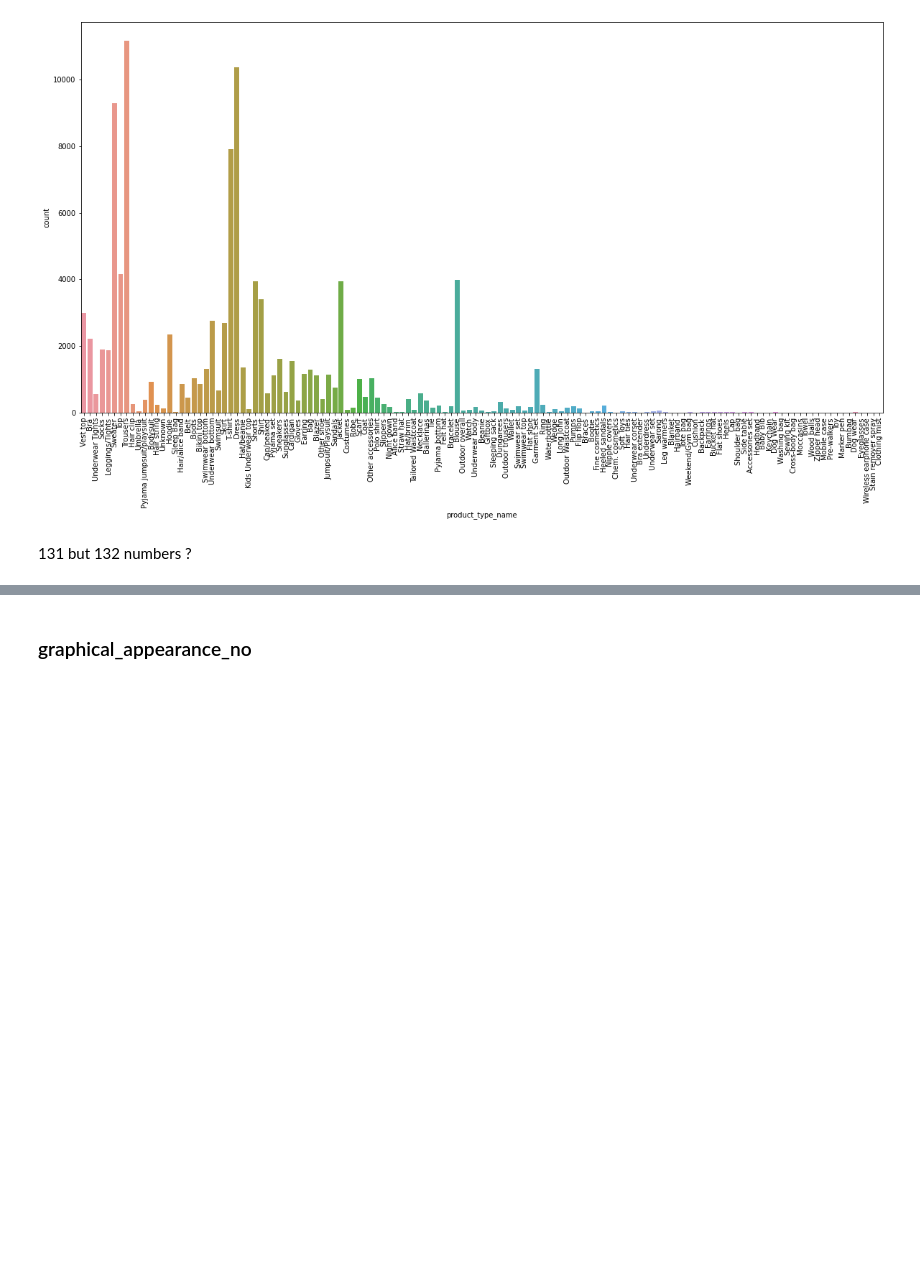
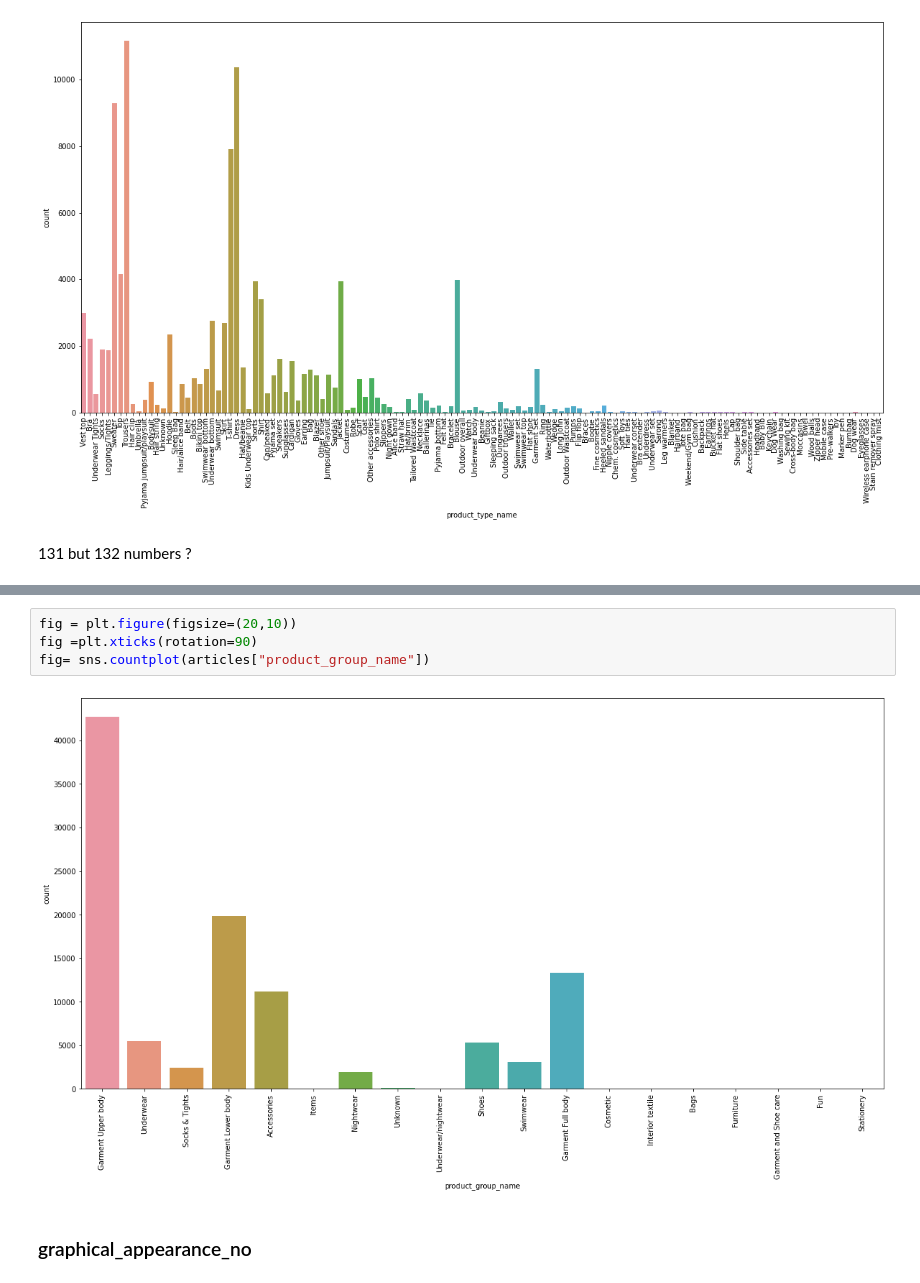
Before and after one commit to theflyingd/fashion-recommender, a Jupyter notebook: notebooks/Columsdescription_Martin.ipynb, the cells around one changed output, grey strips where cells are left out. Cells and saved outputs as stored; diff of their text form; blank space fills up the shorter version.

```diff
--- a/notebooks/Columsdescription_Martin.ipynb
+++ b/notebooks/Columsdescription_Martin.ipynb
@@ -430,3 +568,9 @@ fig= sns.countplot(articles["product_type_name"])
+# %%
+fig = plt.figure(figsize=(20,10))
+fig =plt.xticks(rotation=90)
+fig= sns.countplot(articles["product_group_name"])
+# %% [output]
+[figure, added]
 # %% [markdown]
 ### graphical_appearance_no
 # %% [markdown]
```
Also changed, not shown: parts of 40 cells of this notebook.
